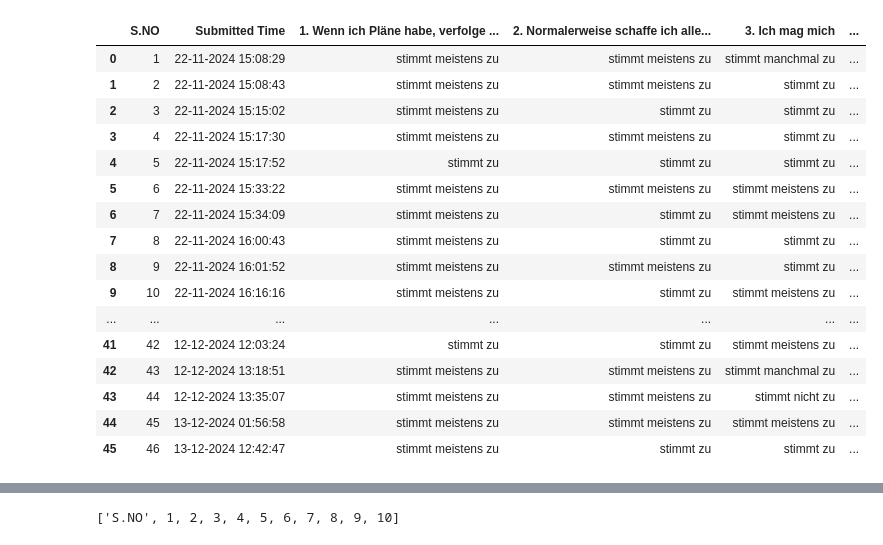
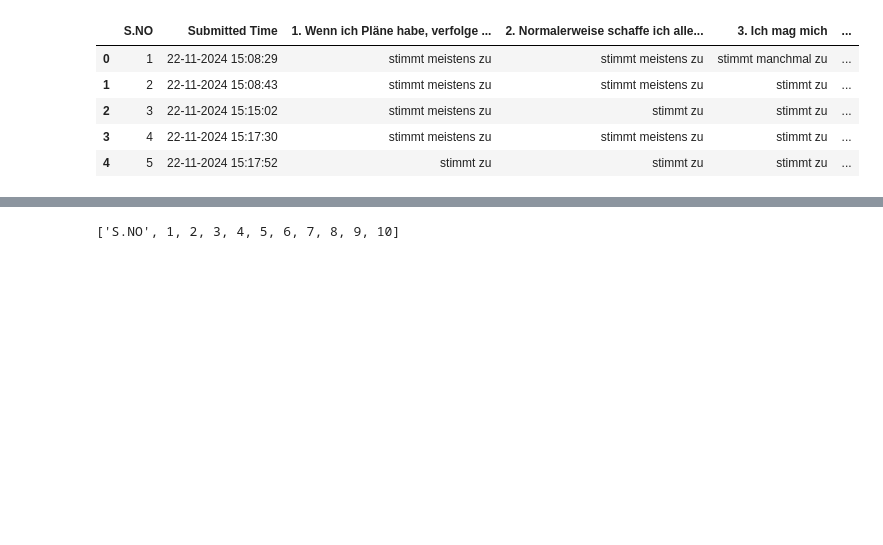
Before and after one commit to hweichelt/eval_achtsamkeit, a Jupyter notebook: auswertung.ipynb, the cells around one changed output, grey strips where cells are left out. Saved outputs shown, nothing was run; the diff lists cells and outputs as text; code cells hidden in the pictures; blank space fills up the shorter version.

```diff
--- a/auswertung.ipynb
+++ b/auswertung.ipynb
@@ -5,25 +5,14 @@ import numpy as np
 from typing import List
 # %%
 df = pd.read_csv("data.csv")
-df
+df.head()
 # %% [output]
 |  | S.NO | Submitted Time | 1. Wenn ich Pläne habe, verfolge ... | 2. Normalerweise schaffe ich alle... | 3. Ich mag mich | ... |
 | 0 | 1 | 22-11-2024 15:08:29 | stimmt meistens zu | stimmt meistens zu | stimmt manchmal zu | ... |
 | 1 | 2 | 22-11-2024 15:08:43 | stimmt meistens zu | stimmt meistens zu | stimmt zu | ... |
 | 2 | 3 | 22-11-2024 15:15:02 | stimmt meistens zu | stimmt zu | stimmt zu | ... |
 | 3 | 4 | 22-11-2024 15:17:30 | stimmt meistens zu | stimmt meistens zu | stimmt zu | ... |
 | 4 | 5 | 22-11-2024 15:17:52 | stimmt zu | stimmt zu | stimmt zu | ... |
-| 5 | 6 | 22-11-2024 15:33:22 | stimmt meistens zu | stimmt meistens zu | stimmt meistens zu | ... |
-| 6 | 7 | 22-11-2024 15:34:09 | stimmt meistens zu | stimmt zu | stimmt meistens zu | ... |
-| 7 | 8 | 22-11-2024 16:00:43 | stimmt meistens zu | stimmt zu | stimmt zu | ... |
-| 8 | 9 | 22-11-2024 16:01:52 | stimmt meistens zu | stimmt meistens zu | stimmt zu | ... |
-| 9 | 10 | 22-11-2024 16:16:16 | stimmt meistens zu | stimmt zu | stimmt meistens zu | ... |
-| ... | ... | ... | ... | ... | ... | ... |
-| 41 | 42 | 12-12-2024 12:03:24 | stimmt zu | stimmt zu | stimmt meistens zu | ... |
-| 42 | 43 | 12-12-2024 13:18:51 | stimmt meistens zu | stimmt meistens zu | stimmt manchmal zu | ... |
-| 43 | 44 | 12-12-2024 13:35:07 | stimmt meistens zu | stimmt meistens zu | stimmt nicht zu | ... |
-| 44 | 45 | 13-12-2024 01:56:58 | stimmt meistens zu | stimmt meistens zu | stimmt meistens zu | ... |
-| 45 | 46 | 13-12-2024 12:42:47 | stimmt meistens zu | stimmt zu | stimmt zu | ... |
 # %%
 df.info()
 # %% [output]
```
Also changed, not shown: parts of 4 cells of this notebook.
